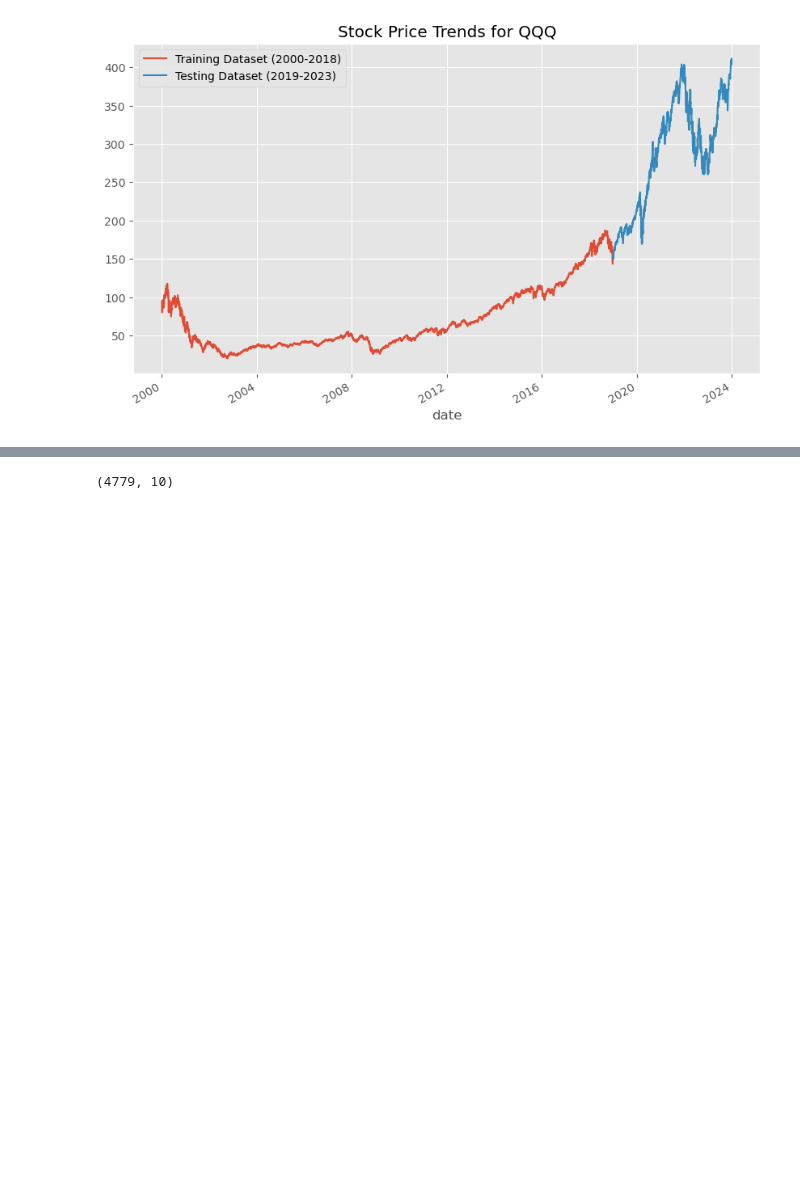
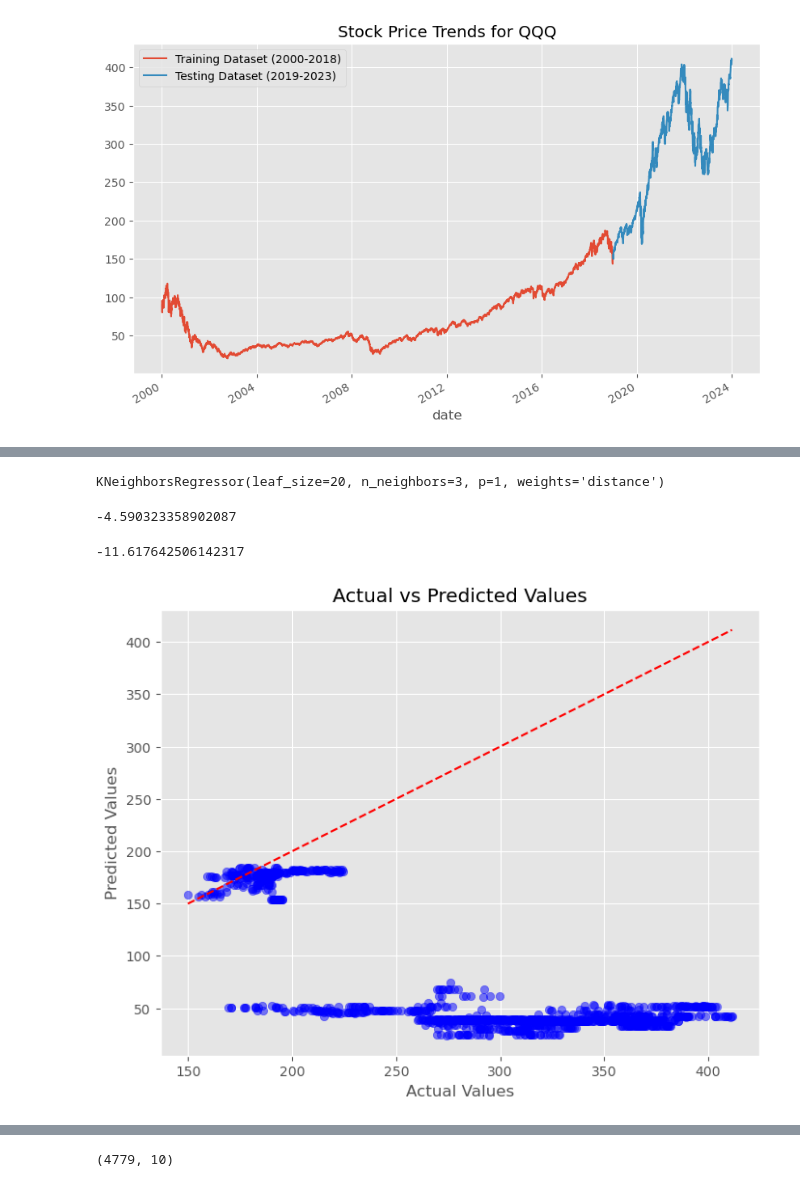
Before and after one commit to elijahlopez94/stock_market_prediction_with_rnn, a Jupyter notebook: machine_learning.ipynb, the cells around one changed output, grey strips where cells are left out. Cells and saved outputs as stored; diff of their text form; code cells hidden in the pictures; blank space fills up the shorter version.

```diff
--- a/machine_learning.ipynb
+++ b/machine_learning.ipynb
@@ -62,0 +197,4 @@ plt.show()
+# %%
+grid_search = GridSearchCV(estimator=knn, param_grid=param_grid, cv=5, n_jobs=-1, verbose=True)
+# %%
+grid_search.fit(X_train_scaled, y_train)
@@ -62,0 +209,37 @@ plt.show()
+# %%
+best_knn = grid_search.best_estimator_
+best_knn
+# %% [output]
+KNeighborsRegressor(leaf_size=20, n_neighbors=3, p=1, weights='distance')
+# %%
+best_score = grid_search.best_score_
+best_score
+# %% [output]
+-4.590323358902087
+# %%
+best_knn_pred = best_knn.predict(X_test_scaled)
+# %%
+best_knn_r2 = r2_score(y_test, best_knn_pred)
+best_knn_r2
+# %% [output]
+-11.617642506142317
+# %%
+plt.figure(figsize=(8, 6))
+
+# Scatter plot for actual vs predicted values
+x = y_test
+y = best_knn_pred
+plt.scatter(x, y, color='blue', alpha=0.5)
+
+# Add title and labels
+plt.title('Actual vs Predicted Values')
+plt.xlabel('Actual Values')
+plt.ylabel('Predicted Values')
+
+
+# Line showing perfect predictions
+plt.plot([x.min(), x.max()], [x.min(), x.max()], color='red', linestyle='--')
+
+plt.show()
+# %% [output]
+[figure, added]
```
Also changed, not shown: parts of 33 cells of this notebook.
